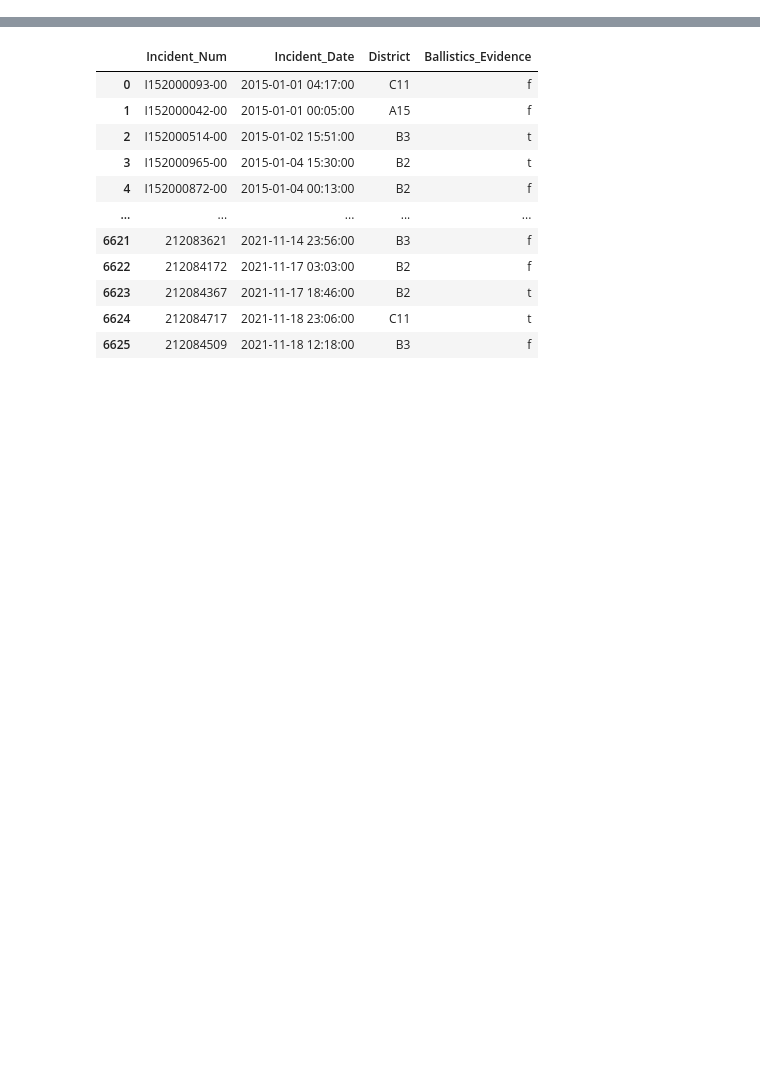
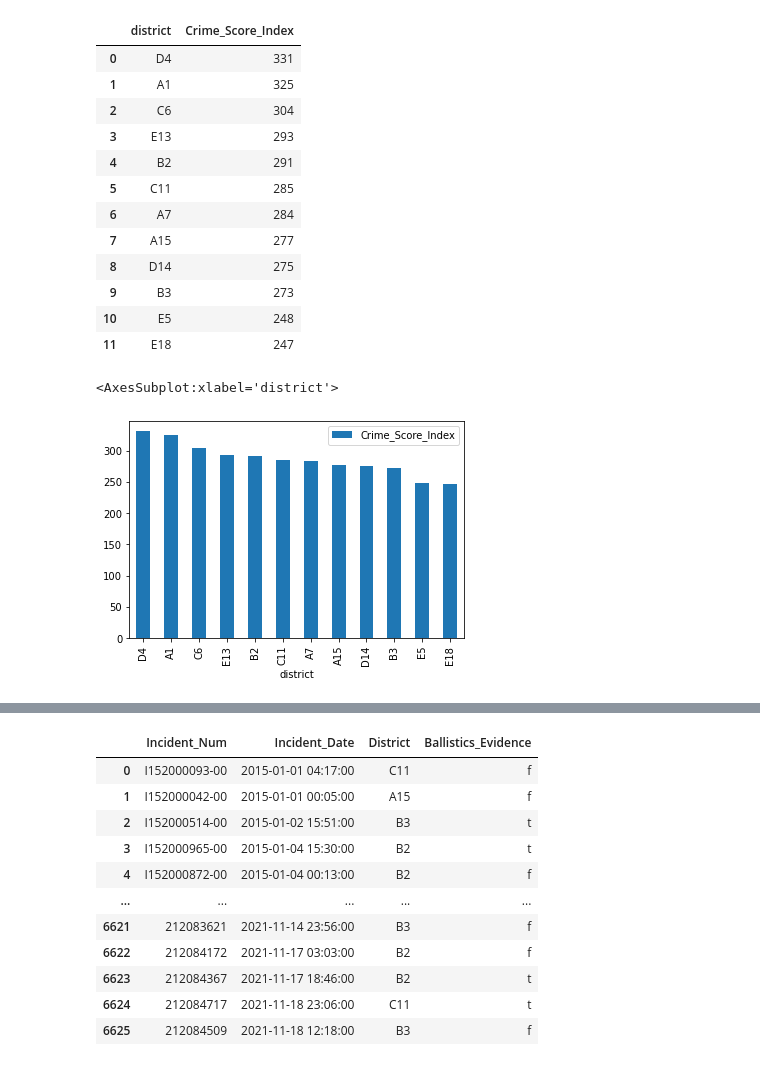
Before and after one commit to Vaibs123/test, a Jupyter notebook: Vaibhav_Copy.ipynb, the cells around one changed output, grey strips where cells are left out. Drawn from its saved outputs; the diff is of its cells as text; code cells hidden in the pictures; blank space fills up the shorter version.

```diff
--- a/Vaibhav_Copy.ipynb
+++ b/Vaibhav_Copy.ipynb
@@ -276,0 +376,49 @@ conn.commit()
+# %%
+# Safety Scoring for each district
+
+sql_statement = """
+    select
+
+        Crime_Incident_Reports.district as district
+        , sum(dp_crime_table_score_card.Crime_Score)/count(Crime_Incident_Reports.Incident_Num) as Crime_Score_Index
+        --, count(Crime_Incident_Reports.Incident_Num)
+
+    from
+
+        Crime_Incident_Reports
+        left join dp_crime_table_score_card on dp_crime_table_score_card.Offense_Code = Crime_Incident_Reports.Offense_Code
+
+    group by
+
+        1
+
+    having
+
+        ltrim(rtrim(Crime_Incident_Reports.district)) <> ''
+        and
+        lower(Crime_Incident_Reports.district) <> 'external'
+
+    order by
+
+        Crime_Score_Index desc
+    """
+df = pd.read_sql_query(sql_statement, conn)
+display(df)
+
+df.plot(x = 'district', y = 'Crime_Score_Index', kind = 'bar')
+# %% [output]
+|  | district | Crime_Score_Index |
+| 0 | D4 | 331 |
+| 1 | A1 | 325 |
+| 2 | C6 | 304 |
+| 3 | E13 | 293 |
+| 4 | B2 | 291 |
+| 5 | C11 | 285 |
+| 6 | A7 | 284 |
+| 7 | A15 | 277 |
+| 8 | D14 | 275 |
+| 9 | B3 | 273 |
+| 10 | E5 | 248 |
+| 11 | E18 | 247 |
+<AxesSubplot:xlabel='district'>
+[figure, added]
```
Also changed, not shown: parts of 14 cells of this notebook, 1 other file.
